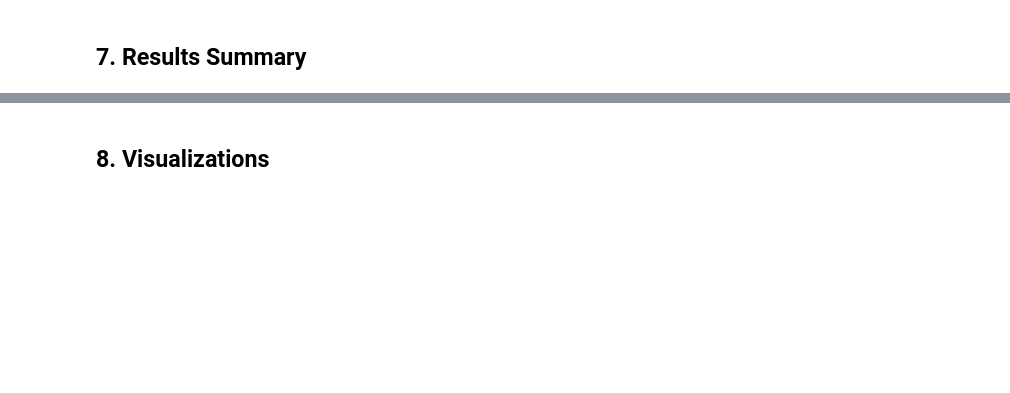
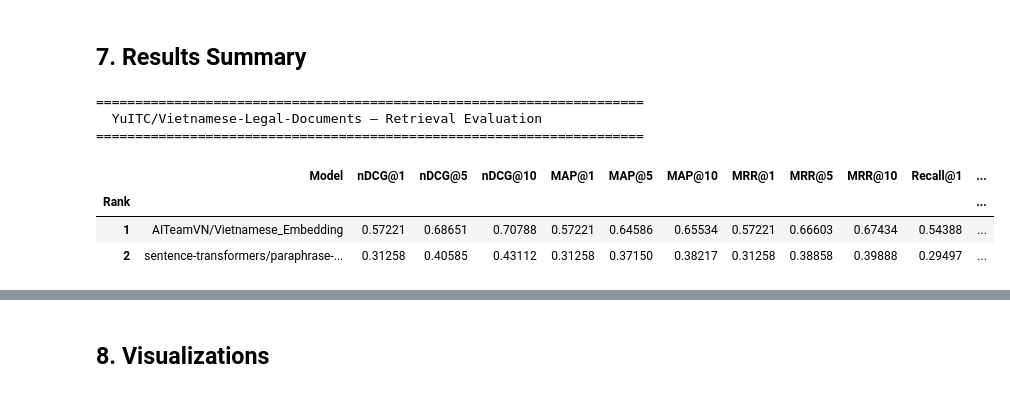
Before and after one commit to GnocNT2003/vi_embed_eval, a Jupyter notebook: document_retrieval_eval.ipynb, the cells around one changed output, grey strips where cells are left out. Saved outputs shown, nothing was run; the diff lists cells and outputs as text; code cells hidden in the pictures; blank space fills up the shorter version.

```diff
--- a/document_retrieval_eval.ipynb
+++ b/document_retrieval_eval.ipynb
@@ -182,8 +154,8 @@ Metric functions ready.
 ## 7. Run Retrieval Evaluation
 # %%
 from sentence_transformers import SentenceTransformer
-from sentence_transformers.util import cos_sim
 from tqdm import tqdm
+import pandas as pd
 import time
 
 try:
@@ -193,11 +165,10 @@ except ImportError:
     vi_tokenize = None
     print("⚠️  pyvi not found — models requiring it will be skipped.")
 
-K_VALUES   = [1, 5, 10]  # evaluate at these cutoffs
 BATCH_SIZE = 64               # reduce if you hit OOM
 CHUNK      = 256              # queries processed per similarity batch
 
-all_results    = []   # one dict of avg metrics per model
+all_results    = []   # one array to store avg metrics per model
 
 for model in MODELS:
     print(f"\n{'='*65}")
@@ -212,7 +183,7 @@ for model in MODELS:
 
     try:
         instances_metrics = []
-        for r_idx, data in tqdm(df.iterrows(), total=len(df), desc="Queries processed"):
+        for r_idx, data in tqdm(df.iterrows(), total=len(df), desc="Queries processing"):
             # Number of relevant documents
             n_relevant = len(data['cid'])
 
@@ -226,28 +197,33 @@ for model in MODELS:
             # print(ranked_rel)
 
             # All recorded metrics for this particular instance
-            all_metrics = {}
-            for k in K_VALUES:
-                all_metrics |= all_metrics_at_k(ranked_rel, k, n_relevant)
+            all_metrics = {metric: value for k in K_VALUES for metric, value in all_metrics_at_k(ranked_rel, k, n_relevant).items()}
 
             # Add the instance metrics into a list for the current evaluating model
             instances_metrics.append(all_metrics)
+
 
         # Average over all evaluated queries
         metrics_df = pd.DataFrame(instances_metrics)
 
         print("Model evaluation: \n")
         # print(f"  ✅  Done in {avg['encoding_time']}s")
-        model_metrics = {}
+        model_metrics = {"Model" : model["name"]}
+
         for k in K_VALUES:
-            model_metrics[f"nDCG@{k}"] = metrics_df[f"nDCG@{k}"].mean()
-            model_metrics[f"MAP@{k}"] = metrics_df[f"MAP@{k}"].mean(),
-            model_metrics[f"MRR@{k}"] = metrics_df[f"MRR@{k}"].mean(),
-            model_metrics[f"Recall@{k}"] = metrics_df[f"Recall@{k}"].mean(),
-            model_metrics[f"Precision@{k}"] = metrics_df[f"Precision@{k}"].mean(),
+            model_metrics[f"nDCG@{k}"] = float(np.round(metrics_df[f"nDCG@{k}"].mean(), 5))
+            model_metrics[f"MAP@{k}"] = float(np.round(metrics_df[f"MAP@{k}"].mean(), 5))
+            model_metrics[f"MRR@{k}"] = float(np.round(metrics_df[f"MRR@{k}"].mean(), 5))
+            model_metrics[f"Recall@{k}"] = float(np.round(metrics_df[f"Recall@{k}"].mean(), 5))
+            model_metrics[f"Hit@{k}"] = float(np.round(metrics_df[f"Hit@{k}"].mean(), 5))
+            model_metrics[f"Precision@{k}"] = float(np.round(metrics_df[f"Precision@{k}"].mean(), 5))
 
-        for key, value in model_metrics.items():
-            print(f"*** {key}: ", value, " *** \n")
+            # Logging
+            print(f"At cutoff k = {k}: ")
+            print(f"*** nDCG@{k} = {model_metrics[f'nDCG@{k}']}, MAP@{k} = {model_metrics[f'MAP@{k}']}, MRR@{k} = {model_metrics[f'MRR@{k}']},  Recall@{k} = {model_metrics[f'Recall@{k}']}, Hit@{k} = {model_metrics[f'Hit@{k}']}, Precision@{k} = {model_metrics[f'Precision@{k}']} ***\n")
+
+        all_results.append(model_metrics)
+        print(f"{'='*65}")
 
     except Exception as e:
         print(f"  ❌  Error: {e}")
@@ -280,22 +276,28 @@ Model evaluation:
 # %% [markdown]
 ## 7. Results Summary
 # %%
-metric_cols = [f"{m}@{k}"
-               for m in ["nDCG", "MAP", "Recall", "MRR", "Precision"]
-               for k in K_VALUES]
+metric_cols = [f"{m}@{k}" for m in ["nDCG", "MAP", "MRR", "Recall", "Hit", "Precision"] for k in K_VALUES]
 
 results_df = (
     pd.DataFrame(all_results)[["Model"] + metric_cols ]
     .sort_values("nDCG@10", ascending=False)
     .reset_index(drop=True)
 )
 results_df.index += 1
 results_df.index.name = "Rank"
 
 print("=" * 70)
 print("  YuITC/Vietnamese-Legal-Documents — Retrieval Evaluation")
 print("=" * 70)
 results_df
+# %% [output]
+======================================================================
+  YuITC/Vietnamese-Legal-Documents — Retrieval Evaluation
+======================================================================
+|  | Model | nDCG@1 | nDCG@5 | nDCG@10 | MAP@1 | MAP@5 | MAP@10 | MRR@1 | MRR@5 | MRR@10 | Recall@1 | ... |
+| Rank |  |  |  |  |  |  |  |  |  |  |  | ... |
+| 1 | AITeamVN/Vietnamese_Embedding | 0.57221 | 0.68651 | 0.70788 | 0.57221 | 0.64586 | 0.65534 | 0.57221 | 0.66603 | 0.67434 | 0.54388 | ... |
+| 2 | sentence-transformers/paraphrase-... | 0.31258 | 0.40585 | 0.43112 | 0.31258 | 0.37150 | 0.38217 | 0.31258 | 0.38858 | 0.39888 | 0.29497 | ... |
 # %%
 # nDCG@k view
 ndcg_df = results_df[["Model"] + [f"nDCG@{k}" for k in K_VALUES]]
```
Also changed, not shown: parts of 23 cells of this notebook, 6 other files.
